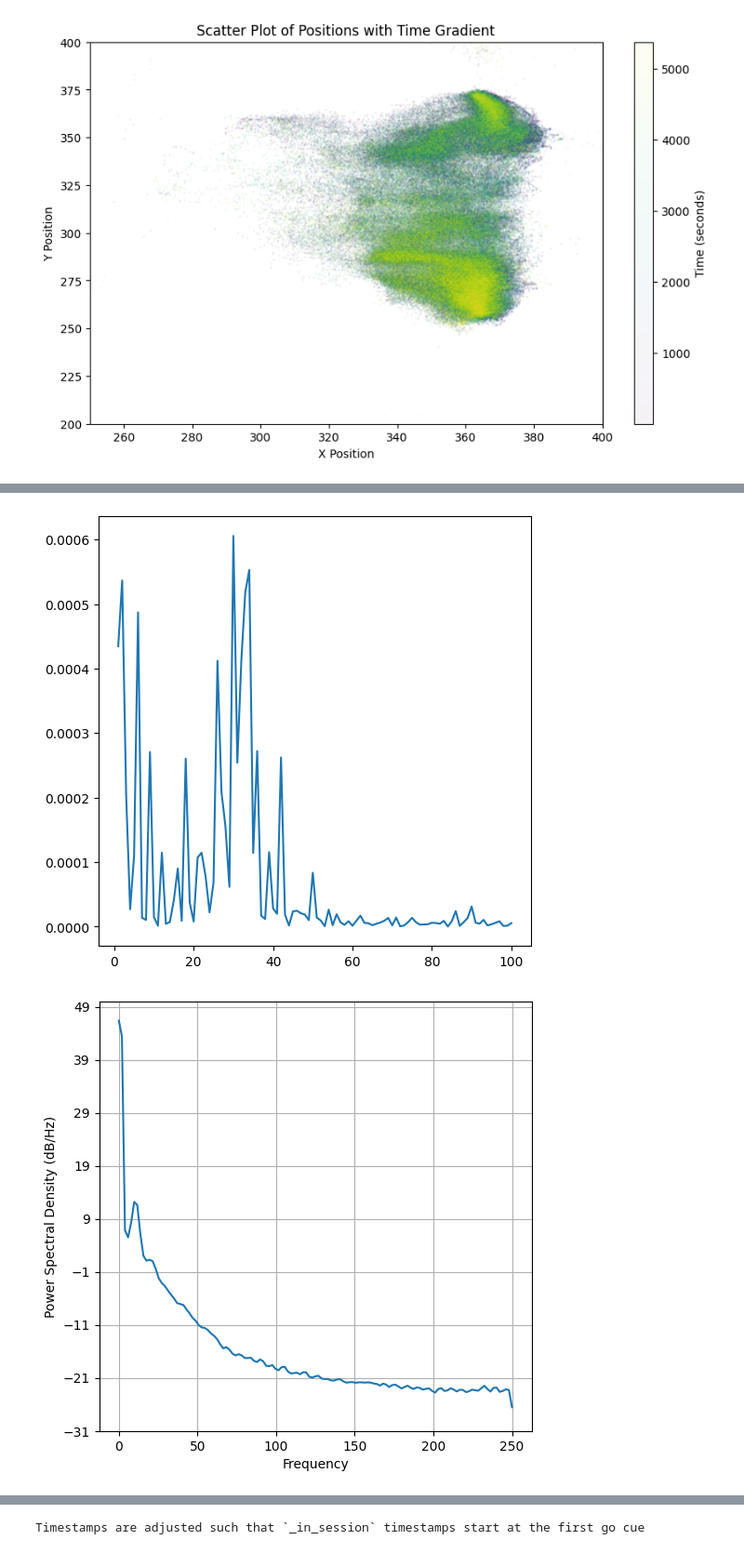
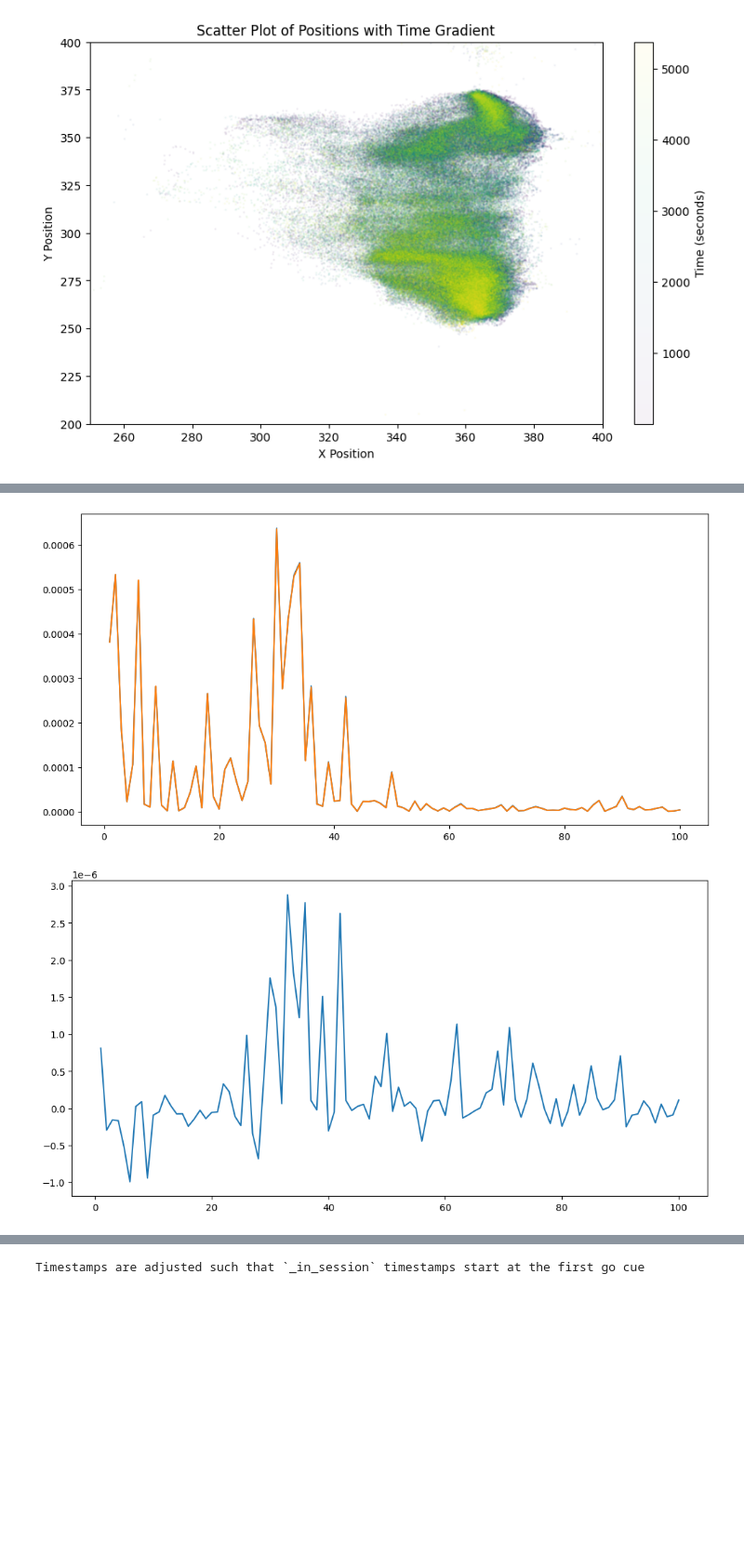
Before and after one commit to 1mattbecker/kinematics_analysis, a Jupyter notebook: code/tongue_kinematics.ipynb, the cells around one changed output, grey strips where cells are left out. Shown at 93% size. Drawn from its saved outputs; the diff is of its cells as text; code cells hidden in the pictures; blank space fills up the shorter version.

```diff
--- a/code/tongue_kinematics.ipynb
+++ b/code/tongue_kinematics.ipynb
@@ -112,5 +38,6 @@ plot_keypoint_confidence_analysis(keypoint_dfs_trimmed, 'tongue_tip')
 # %%
-#extract tongue dataframe and mask
-from tongue_kinematics_utils import mask_keypoint_data
-tongue_masked = mask_keypoint_data(keypoint_dfs_trimmed,'tongue_tip',confidence_threshold=0.8)
-# tongue_masked.insert(0,'time',keypoint_timebase-keypoint_timebase[0])
+#tongue kinematics processing and annotation
+from tongue_kinematics_utils import mask_keypoint_data, kinematics_filter, segment_movements
+tongue_masked = mask_keypoint_data(keypoint_dfs_trimmed,'tongue_tip',confidence_threshold=0.90)
+tongue_filtered = kinematics_filter(tongue_masked,cutoff_freq=20,filter_order=4)
+tongue_segmented = segment_movements(tongue_filtered, max_dropped_frames=3)
@@ -246,6 +201,6 @@ tongue_filtered = kinematics_filter(tongue_masked,cutoff_freq=50)
 # %%
-df = tongue_masked
-df_filtered = tongue_filtered
+df = tongue_masked.copy()
+df_filtered = tongue_filtered.copy()
 
 # Define your desired x-axis limits
 x_limits = (tongue_masked['time'][0]+26, tongue_masked['time'][0]+26.5)  # Replace with your desired limits, e.g., (2, 5)
@@ -286,34 +235,53 @@ plt.show()
 # %%
 import numpy as np
 import scipy.signal as signal
 import matplotlib.pyplot as plt
+
+# Filter out NaN values from the time and x data
+time = df['time']
+x = df['x']
+
+# Mask NaN values
+mask = ~np.isnan(time) & ~np.isnan(x)
+time = time[mask]
+x = x[mask]
+
+# Set up the frequency range
+w = np.linspace(1, 100, 100)
+
+# Compute the Lomb-Scargle periodogram
+pgram = signal.lombscargle(time, x, w, normalize=True)
+
 
 # Filter out NaN values from the time and x data
 time_filtered = df_filtered['time']
 x_filtered = df_filtered['x']
 
 # Mask NaN values
 mask = ~np.isnan(time_filtered) & ~np.isnan(x_filtered)
 time_filtered = time_filtered[mask]
 x_filtered = x_filtered[mask]
 
-# Set up the frequency range
-w = np.linspace(1, 100, 100)
 
 # Compute the Lomb-Scargle periodogram
-pgram = signal.lombscargle(time_filtered, x_filtered, w, normalize=True)
+pgram_filtered = signal.lombscargle(time_filtered, x_filtered, w, normalize=True)
 
 # Plot the result
-plt.figure(figsize=(6, 6))
+plt.figure(figsize=(12, 6))
 plt.plot(w, pgram)
+plt.plot(w, pgram_filtered)
+plt.show()
+
+plt.figure(figsize=(12, 6))
+plt.plot(w, pgram-pgram_filtered)
 plt.show()
 
 
 
 #check out normal psd (although not sure if it is valid due to uneven sampling)
 plt.figure(figsize=(6, 6))
 plt.psd(x_filtered,Fs=500)
 plt.show()
 # %% [output]
-[figure, old version]
+[figure, new version]
-[figure, old version]
+[figure, new version]
```
Also changed, not shown: parts of 16 cells of this notebook, 3 other files.
